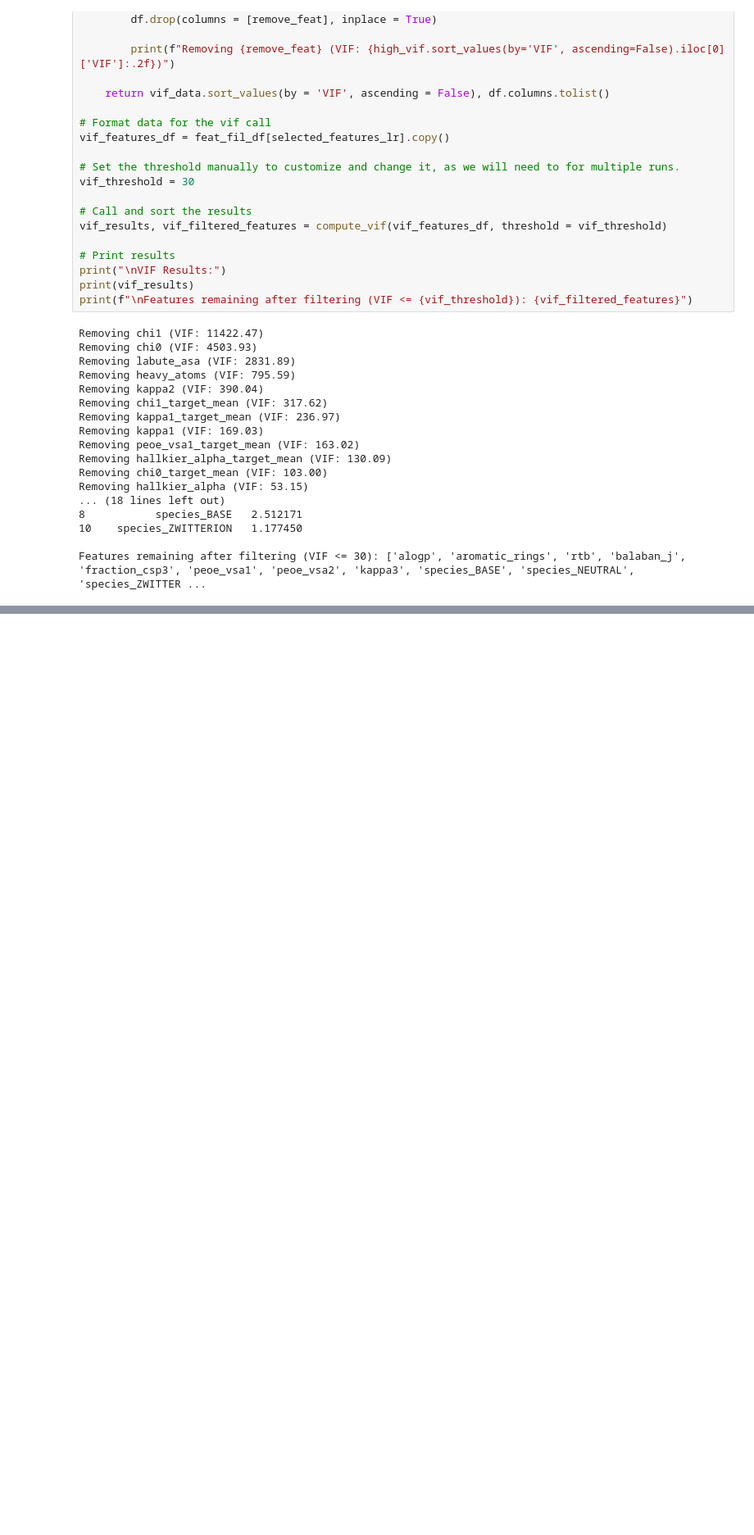
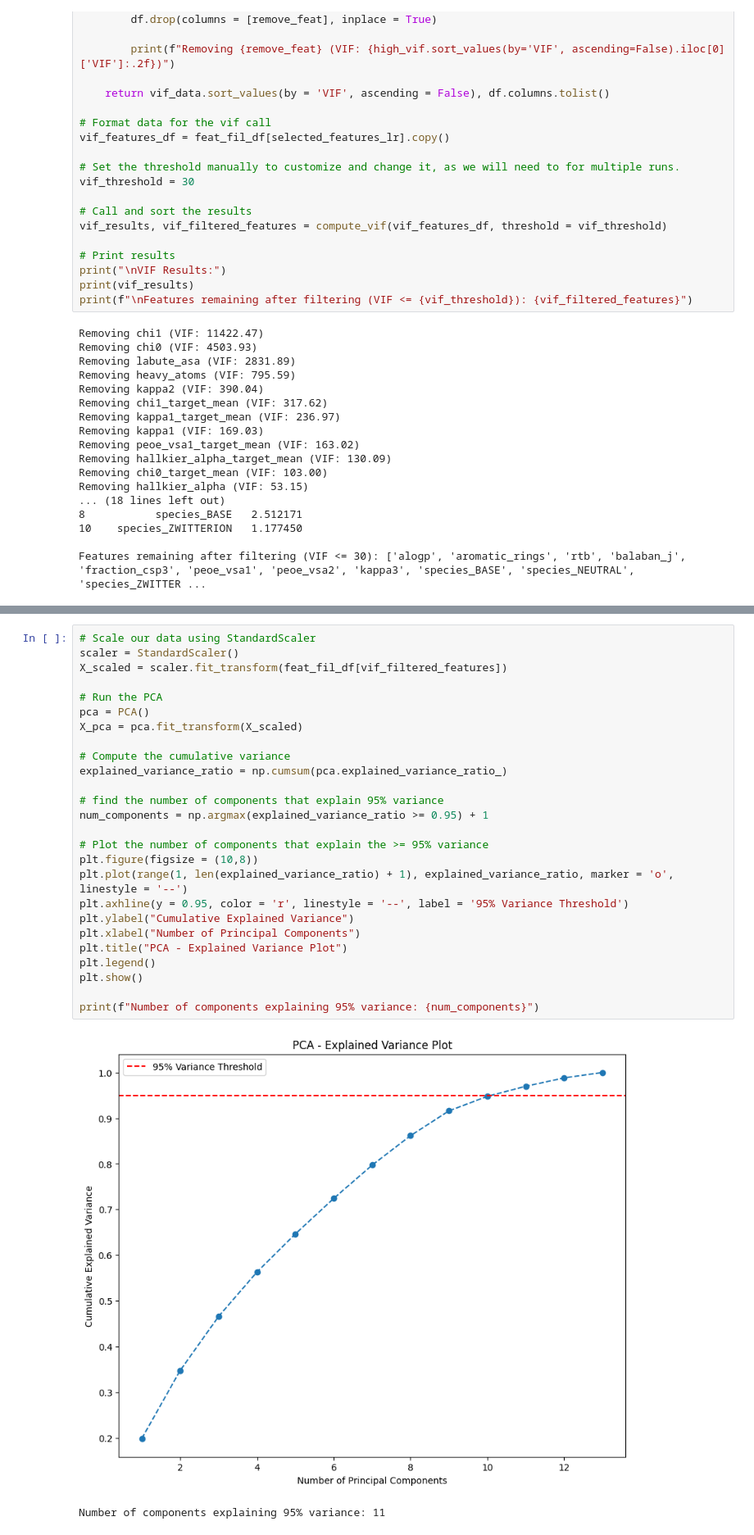
Before and after one commit to Taliwat/BioPred, a Jupyter notebook: Phase_1/Notebooks/phase_1_fe.ipynb, the cells around one changed output, grey strips where cells are left out. Shown at 82% size. Drawn from its saved outputs; the diff is of its cells as text; blank space fills up the shorter version.

```diff
--- a/Phase_1/Notebooks/phase_1_fe.ipynb
+++ b/Phase_1/Notebooks/phase_1_fe.ipynb
@@ -302,0 +306,29 @@ plt.show()
+# %%
+# Scale our data using StandardScaler
+scaler = StandardScaler()
+X_scaled = scaler.fit_transform(feat_fil_df[vif_filtered_features])
+
+# Run the PCA
+pca = PCA()
+X_pca = pca.fit_transform(X_scaled)
+
+# Compute the cumulative variance
+explained_variance_ratio = np.cumsum(pca.explained_variance_ratio_)
+
+# find the number of components that explain 95% variance
+num_components = np.argmax(explained_variance_ratio >= 0.95) + 1
+
+# Plot the number of components that explain the >= 95% variance
+plt.figure(figsize = (10,8))
+plt.plot(range(1, len(explained_variance_ratio) + 1), explained_variance_ratio, marker = 'o', linestyle = '--')
+plt.axhline(y = 0.95, color = 'r', linestyle = '--', label = '95% Variance Threshold')
+plt.ylabel("Cumulative Explained Variance")
+plt.xlabel("Number of Principal Components")
+plt.title("PCA - Explained Variance Plot")
+plt.legend()
+plt.show()
+
+print(f"Number of components explaining 95% variance: {num_components}")
+# %% [output]
+[figure, added]
+Number of components explaining 95% variance: 11
```
Also changed, not shown: parts of 6 cells of this notebook.
